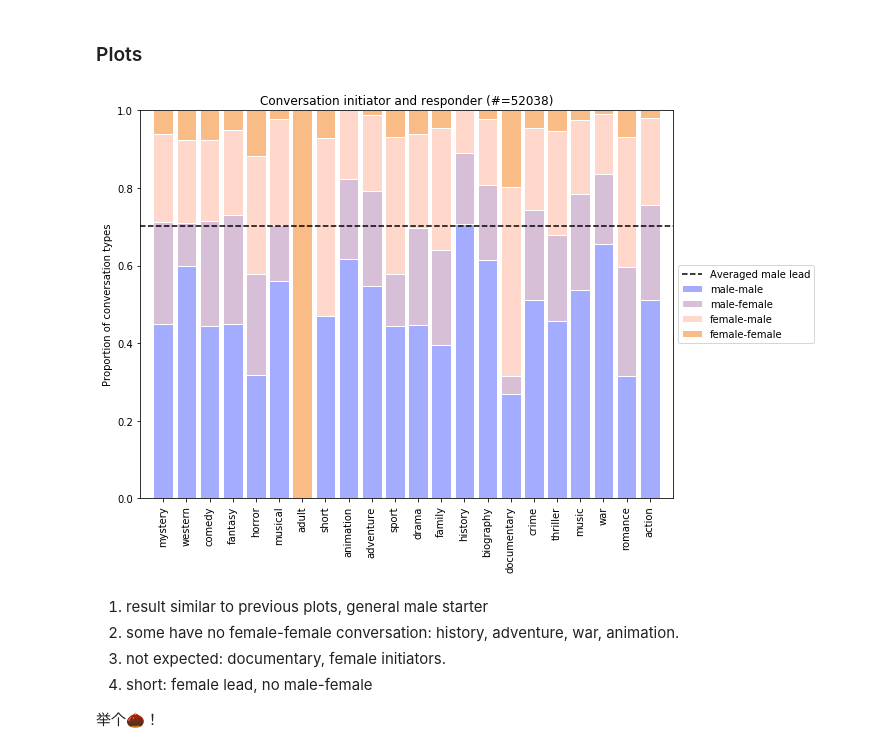
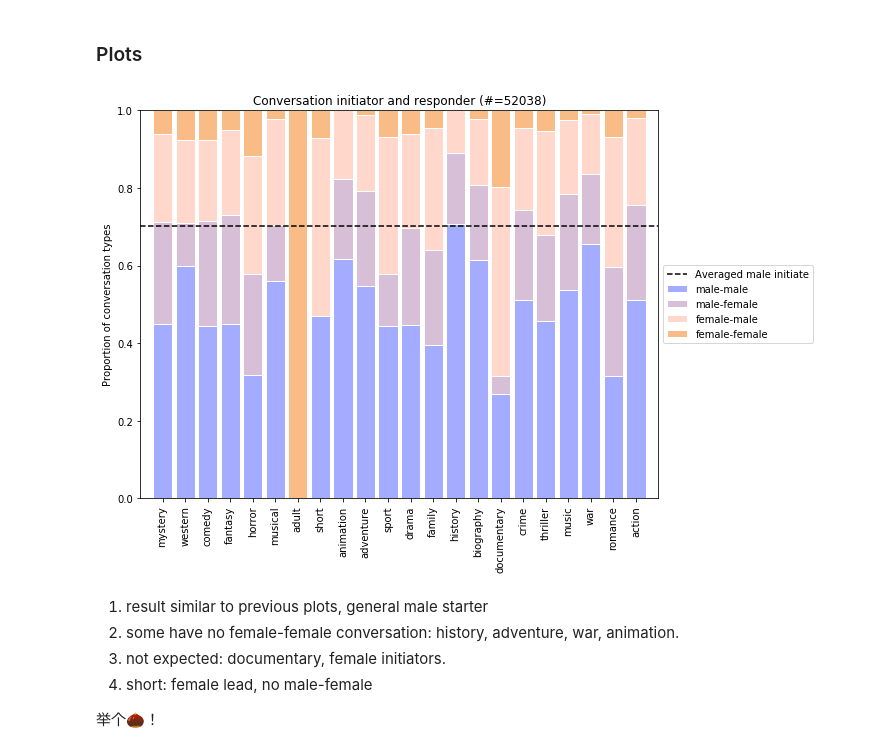
Before and after one commit to JingQian87/6998-MethodsDS, a Jupyter notebook: Project/EMDS_stats.ipynb, the cells around one changed output. Drawn from its saved outputs; the diff is of its cells as text; code cells hidden in the pictures.

```diff
--- a/Project/EMDS_stats.ipynb
+++ b/Project/EMDS_stats.ipynb
@@ -409,3 +409,18 @@ len(set(fs_movie.movie_id))
 len(fs_movie.genres)
 # %% [output]
 52038
+# %%
+no = {}
+for i, name in enumerate(genres):
+  tmp = set(fs_movie[fs_movie.genres.str.contains(name)].movie_id)
+  if tmp:
+    no[name] = len(tmp)
+print(no)
+ax = plt.subplots(figsize=(10,7))
+plt.subplots_adjust(left=0.06, right=0.78, bottom=0.18, top=0.95)
+plt.bar(range(len(no)), no.values(), color = '#a3acff', edgecolor='white', width=0.85)
+plt.xticks(range(len(no)), no.keys(),rotation=90)
+plt.ylabel('Proportion of conversation types')
+plt.title('Conversation initiator and responder (#=52038)')
+#plt.savefig('/content/gdrive/My Drive/EMDS/Hypo2.png')
+plt.show()
@@ -448,36 +472,36 @@ x = []
 for i, name in enumerate(genres):
   tmp = ff[i]+fm[i]+mf[i]+mm[i]
   #print(tmp)
   if tmp == 0: continue
   x.append(name)
   ff_ratio.append(ff[i]/tmp)
   fm_ratio.append(fm[i]/tmp)
   mf_ratio.append(mf[i]/tmp)
   mm_ratio.append(mm[i]/tmp)
   total_ff += ff[i]
   total_fm += fm[i]
   total_mf += mf[i]
   total_mm += mm[i]
 
 bottom_fm = np.add(mm_ratio, mf_ratio)
 bottom_ff = np.add(bottom_fm, fm_ratio)
 ax = plt.subplots(figsize=(10,7))
-plt.subplots_adjust(left=0.06, right=0.8, bottom=0.18, top=0.95)
+plt.subplots_adjust(left=0.06, right=0.78, bottom=0.18, top=0.95)
 plt.bar(range(len(x)), mm_ratio, label='male-male', color = '#a3acff', edgecolor='white', width=0.85)
 plt.bar(range(len(x)), mf_ratio, label='male-female', bottom=mm_ratio, color="#D8BFD8", edgecolor='white', width=0.85)
 plt.bar(range(len(x)), fm_ratio, label='female-male', bottom=bottom_fm, color="#FFD8CB", edgecolor='white', width=0.85)
 plt.bar(range(len(x)), ff_ratio, label='female-female', bottom=bottom_ff, color="#f9bc86", edgecolor='white', width=0.85)
 plt.xlim(-1,22)
 plt.hlines((total_mm + total_mf)/(total_mm + total_mf+total_fm+total_ff), -1,22,colors='k',
-           linestyles='--', label='Averaged male lead')
+           linestyles='--', label='Averaged male initiate')
 plt.legend(loc='center left', bbox_to_anchor=(1, 0.5))
 plt.xticks(range(len(x)), x,rotation=90)
 plt.ylabel('Proportion of conversation types')
 plt.title('Conversation initiator and responder (#=52038)')
 plt.savefig('/content/gdrive/My Drive/EMDS/Hypo2.png')
 plt.show()
 # %% [output]
-[figure, old version]
+[figure, new version]
 # %% [markdown]
 1. result similar to previous plots, general male starter
 2. some have no female-female conversation: history, adventure, war, animation.
```
Also changed, not shown: parts of 11 cells of this notebook.
